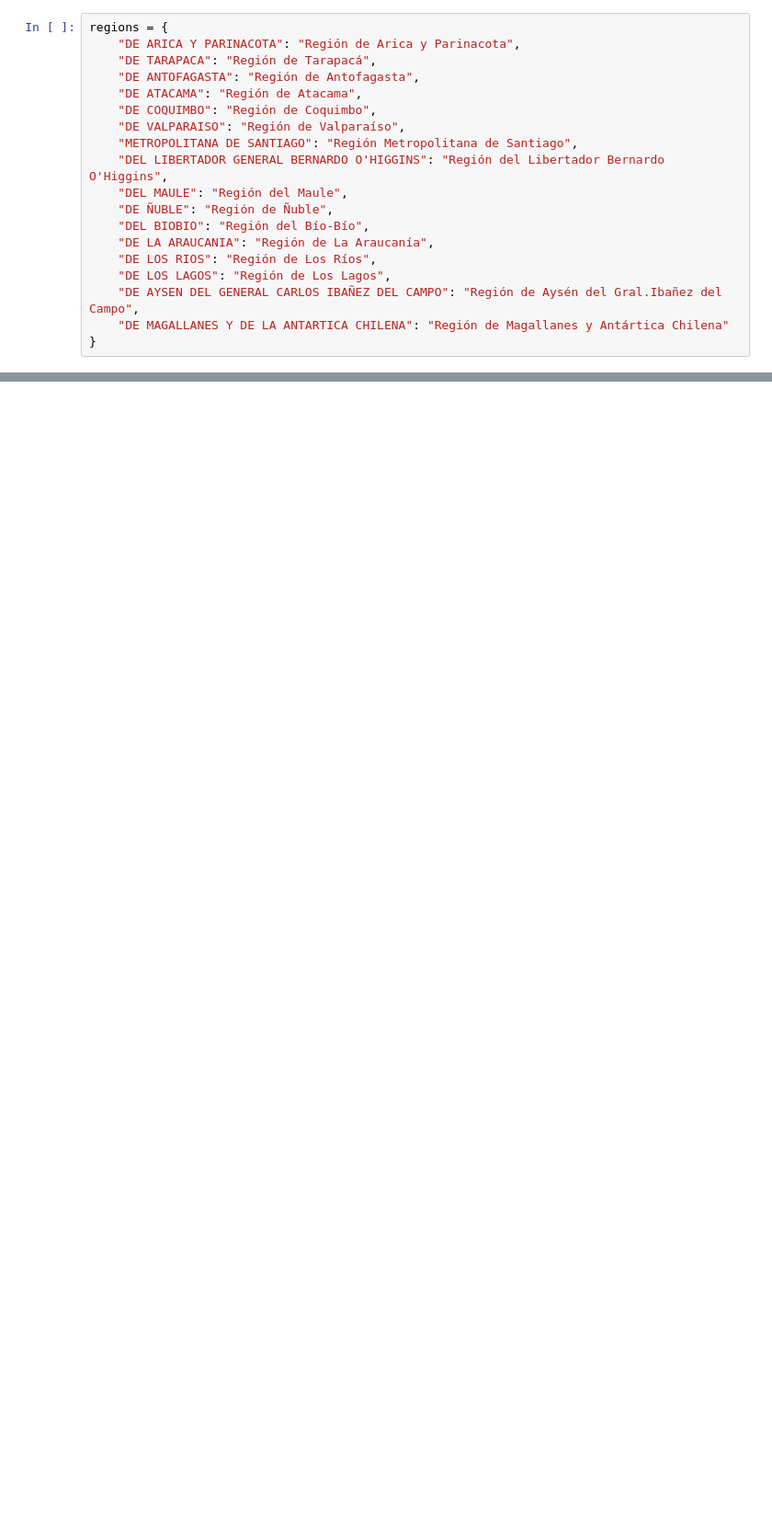
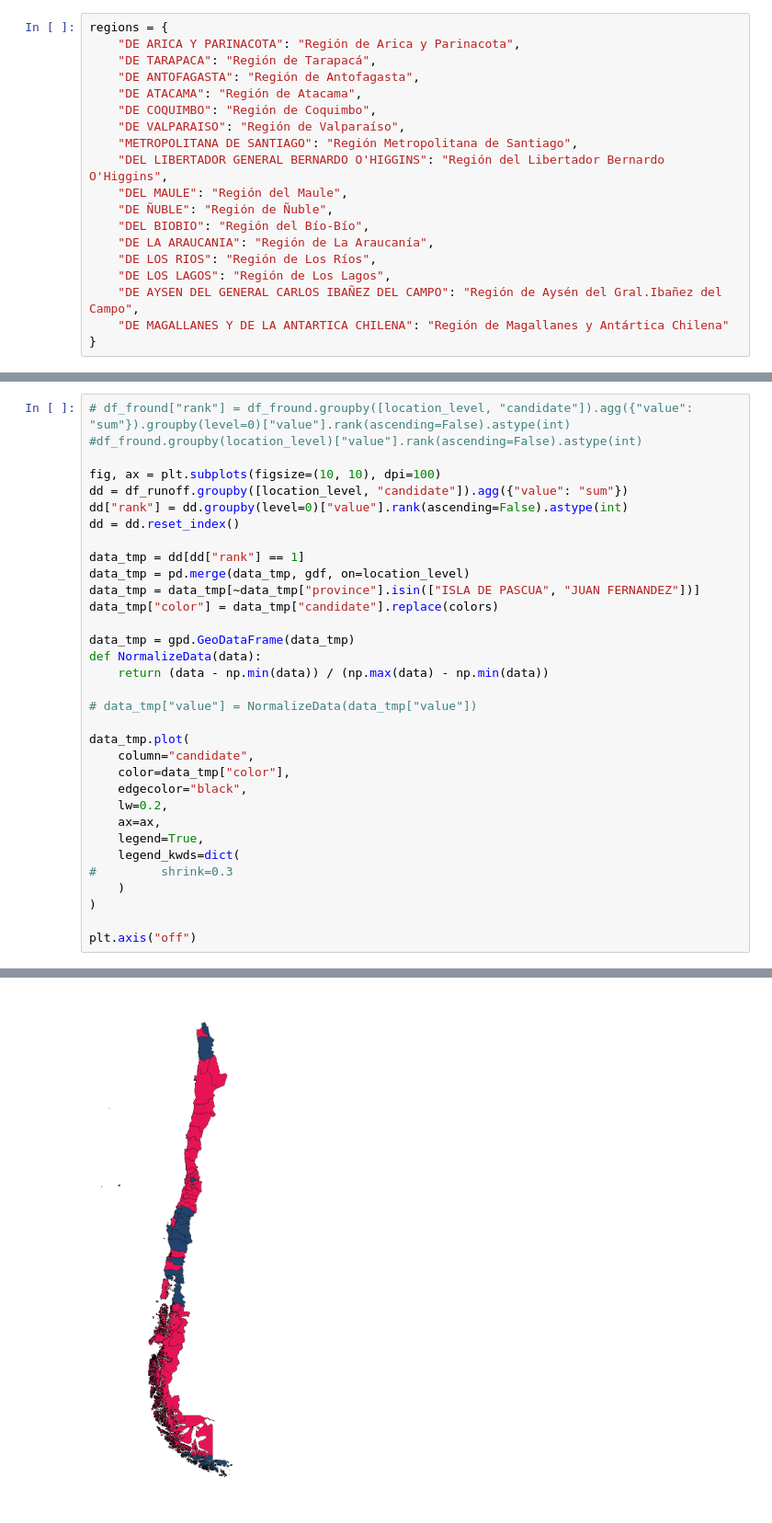
Before and after one commit to cnavarreteliz/atlas-elections-data, a Jupyter notebook: Maps_Chile.ipynb, the cells around one changed output, grey strips where cells are left out. Shown at 92% size. Drawn from its saved outputs; the diff is of its cells as text; blank space fills up the shorter version.

```diff
--- a/Maps_Chile.ipynb
+++ b/Maps_Chile.ipynb
@@ -61,0 +152,34 @@ data_tmp.plot(column="value", cmap="plasma", ax=ax, legend=True)
+# %%
+# df_fround["rank"] = df_fround.groupby([location_level, "candidate"]).agg({"value": "sum"}).groupby(level=0)["value"].rank(ascending=False).astype(int)
+#df_fround.groupby(location_level)["value"].rank(ascending=False).astype(int)
+
+fig, ax = plt.subplots(figsize=(10, 10), dpi=100)
+dd = df_runoff.groupby([location_level, "candidate"]).agg({"value": "sum"})
+dd["rank"] = dd.groupby(level=0)["value"].rank(ascending=False).astype(int)
+dd = dd.reset_index()
+
+data_tmp = dd[dd["rank"] == 1]
+data_tmp = pd.merge(data_tmp, gdf, on=location_level)
+data_tmp = data_tmp[~data_tmp["province"].isin(["ISLA DE PASCUA", "JUAN FERNANDEZ"])]
+data_tmp["color"] = data_tmp["candidate"].replace(colors)
+
+data_tmp = gpd.GeoDataFrame(data_tmp)
+def NormalizeData(data):
+    return (data - np.min(data)) / (np.max(data) - np.min(data))
+
+# data_tmp["value"] = NormalizeData(data_tmp["value"])
+
+data_tmp.plot(
+    column="candidate",
+    color=data_tmp["color"],
+    edgecolor="black",
+    lw=0.2,
+    ax=ax,
+    legend=True,
+    legend_kwds=dict(
+#         shrink=0.3
+    )
+)
+
+plt.axis("off")
+# %% [output]
@@ -61,0 +190 @@ data_tmp.plot(column="value", cmap="plasma", ax=ax, legend=True)
+[figure, added]
```
Also changed, not shown: parts of 27 cells of this notebook, 46 other files.
